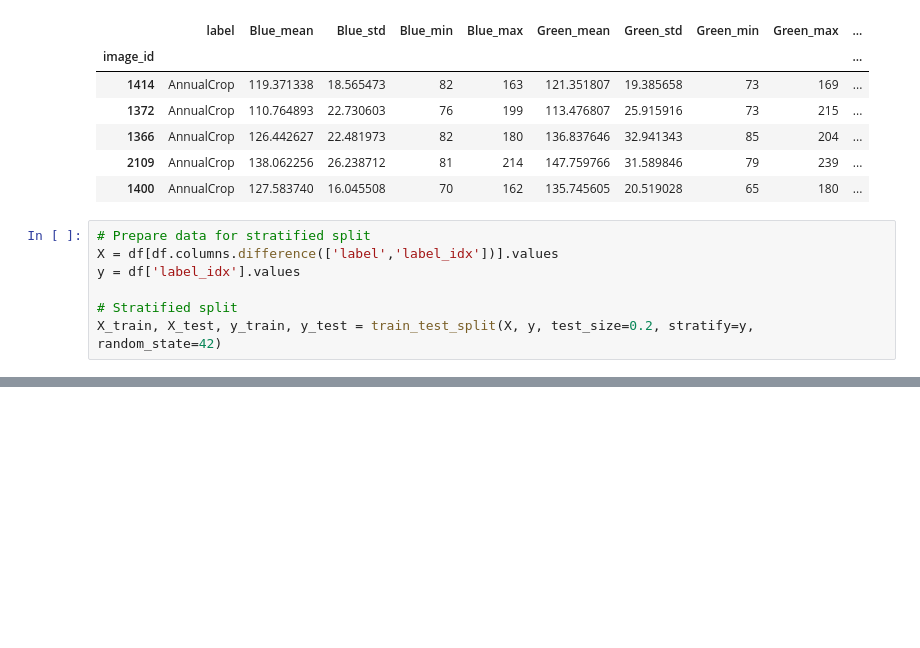
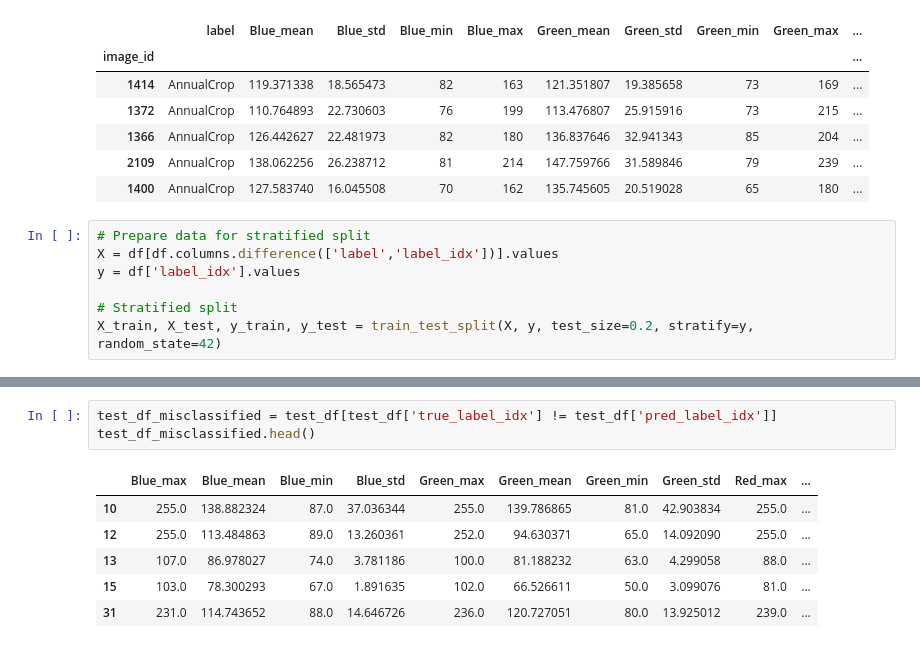
Before and after one commit to giobbu/notes-ml-geo, a Jupyter notebook: notebooks/0_sentil2_quick_ml.ipynb, the cells around one changed output, grey strips where cells are left out. Cells and saved outputs as stored; diff of their text form; blank space fills up the shorter version.

```diff
--- a/notebooks/0_sentil2_quick_ml.ipynb
+++ b/notebooks/0_sentil2_quick_ml.ipynb
@@ -279,0 +244,10 @@ plt.show()
+# %%
+test_df_misclassified = test_df[test_df['true_label_idx'] != test_df['pred_label_idx']]
+test_df_misclassified.head()
+# %% [output]
+|  | Blue_max | Blue_mean | Blue_min | Blue_std | Green_max | Green_mean | Green_min | Green_std | Red_max | ... |
+| 10 | 255.0 | 138.882324 | 87.0 | 37.036344 | 255.0 | 139.786865 | 81.0 | 42.903834 | 255.0 | ... |
+| 12 | 255.0 | 113.484863 | 89.0 | 13.260361 | 252.0 | 94.630371 | 65.0 | 14.092090 | 255.0 | ... |
+| 13 | 107.0 | 86.978027 | 74.0 | 3.781186 | 100.0 | 81.188232 | 63.0 | 4.299058 | 88.0 | ... |
+| 15 | 103.0 | 78.300293 | 67.0 | 1.891635 | 102.0 | 66.526611 | 50.0 | 3.099076 | 81.0 | ... |
+| 31 | 231.0 | 114.743652 | 88.0 | 14.646726 | 236.0 | 120.727051 | 80.0 | 13.925012 | 239.0 | ... |
```
Also changed, not shown: parts of 10 cells of this notebook.
